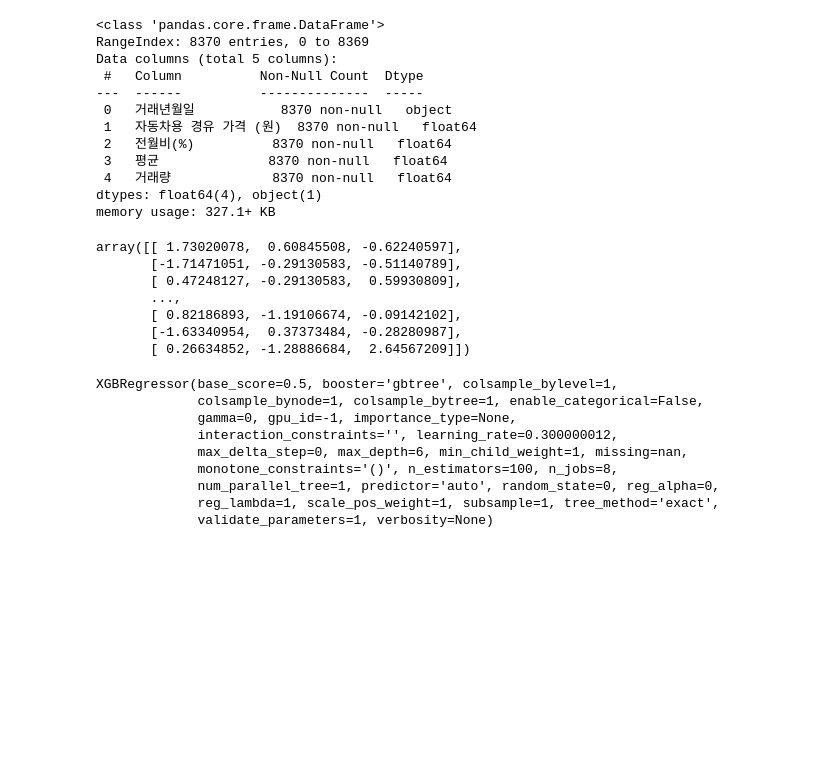
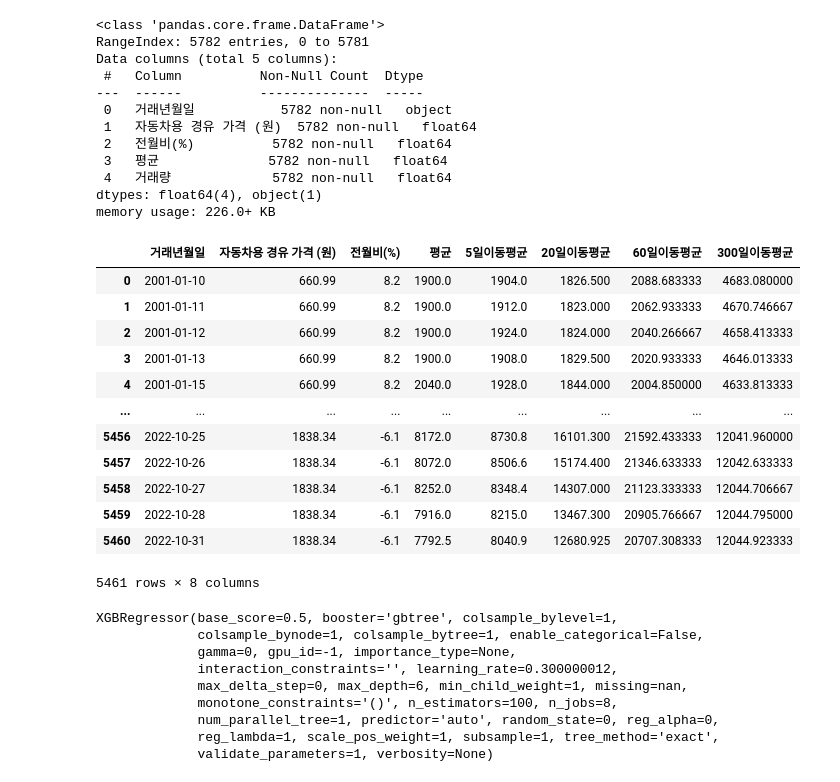
Before and after one commit to Kim-Hyunah/Final_Predict_Agricultural, a Jupyter notebook: predict_price_hy_edit.ipynb, the cells around one changed output. Saved outputs shown, nothing was run; the diff lists cells and outputs as text; code cells hidden in the pictures; blank space fills up the shorter version.

```diff
--- a/predict_price_hy_edit.ipynb
+++ b/predict_price_hy_edit.ipynb
@@ -29,28 +29,37 @@ import warnings
 warnings.filterwarnings('ignore')
 # %%
 # 모든 데이터를 합친 데이터(정리된 데이터)
-data = pd.read_csv('data/merge_all/merge_all.csv')
+data = pd.read_csv('data/merge_all/merge_drop.csv')
 # %%
 data.info()
 # %% [output]
 <class 'pandas.core.frame.DataFrame'>
-RangeIndex: 8370 entries, 0 to 8369
+RangeIndex: 5782 entries, 0 to 5781
 Data columns (total 5 columns):
  #   Column          Non-Null Count  Dtype
 ---  ------          --------------  -----
- 0   거래년월일           8370 non-null   object
- 1   자동차용 경유 가격 (원)  8370 non-null   float64
- 2   전월비(%)          8370 non-null   float64
- 3   평균              8370 non-null   float64
- 4   거래량             8370 non-null   float64
+ 0   거래년월일           5782 non-null   object
+ 1   자동차용 경유 가격 (원)  5782 non-null   float64
+ 2   전월비(%)          5782 non-null   float64
+ 3   평균              5782 non-null   float64
+ 4   거래량             5782 non-null   float64
 dtypes: float64(4), object(1)
-memory usage: 327.1+ KB
+memory usage: 226.0+ KB
 # %%
 # 상관관계확인
 # print(data.corr(method='kendall'))
 # print(data.corr(method='spearman'))
 # print(data.corr(method='pearson'))
-# %%
-# 평균을 이용해서 컬럼 추가 2일이동평균, 5일이동평균, 20일이동평균, 60일이동평균, 300일이동평균
-data['2일이동평균'] = data['평균'].rolling(window=2).mean()
-data
+# %%
+# 평균을 이용해서 컬럼 추가 5일이동평균, 20일이동평균, 60일이동평균, 300일이동평균
+data['5일이동평균'] = data['평균'].rolling(window=5).mean()
+data['20일이동평균'] = data['평균'].rolling(window=20).mean()
+data['60일이동평균'] = data['평균'].rolling(window=60).mean()
+data['300일이동평균'] = data['평균'].rolling(window=300).mean()
+
+# 거래량 컬럼 제거
+data = data.drop(['거래량'], axis=1)
+
+# 결측치 있는 행 제거
+data = data.dropna()
+data.reset_index(drop=True, inplace=True)
@@ -56,0 +74,16 @@ data
+# %%
+train
+# %% [output]
+|  | 거래년월일 | 자동차용 경유 가격 (원) | 전월비(%) | 평균 | 5일이동평균 | 20일이동평균 | 60일이동평균 | 300일이동평균 |
+| 0 | 2001-01-10 | 660.99 | 8.2 | 1900.0 | 1904.0 | 1826.500 | 2088.683333 | 4683.080000 |
+| 1 | 2001-01-11 | 660.99 | 8.2 | 1900.0 | 1912.0 | 1823.000 | 2062.933333 | 4670.746667 |
+| 2 | 2001-01-12 | 660.99 | 8.2 | 1900.0 | 1924.0 | 1824.000 | 2040.266667 | 4658.413333 |
+| 3 | 2001-01-13 | 660.99 | 8.2 | 1900.0 | 1908.0 | 1829.500 | 2020.933333 | 4646.013333 |
+| 4 | 2001-01-15 | 660.99 | 8.2 | 2040.0 | 1928.0 | 1844.000 | 2004.850000 | 4633.813333 |
+| ... | ... | ... | ... | ... | ... | ... | ... | ... |
+| 5456 | 2022-10-25 | 1838.34 | -6.1 | 8172.0 | 8730.8 | 16101.300 | 21592.433333 | 12041.960000 |
+| 5457 | 2022-10-26 | 1838.34 | -6.1 | 8072.0 | 8506.6 | 15174.400 | 21346.633333 | 12042.633333 |
+| 5458 | 2022-10-27 | 1838.34 | -6.1 | 8252.0 | 8348.4 | 14307.000 | 21123.333333 | 12044.706667 |
+| 5459 | 2022-10-28 | 1838.34 | -6.1 | 7916.0 | 8215.0 | 13467.300 | 20905.766667 | 12044.795000 |
+| 5460 | 2022-10-31 | 1838.34 | -6.1 | 7792.5 | 8040.9 | 12680.925 | 20707.308333 | 12044.923333 |
+5461 rows × 8 columns
@@ -69,13 +106,3 @@ y_test = scaler.transform(y_test.values.reshape(-1,1))
-# %%
-X_train
-# %% [output]
-array([[ 1.73020078,  0.60845508, -0.62240597],
-       [-1.71471051, -0.29130583, -0.51140789],
-       [ 0.47248127, -0.29130583,  0.59930809],
-       ...,
-       [ 0.82186893, -1.19106674, -0.09142102],
-       [-1.63340954,  0.37373484, -0.28280987],
-       [ 0.26634852, -1.28886684,  2.64567209]])
 # %%
 # 모델 만들기
 xgb_model = XGBRegressor()
```
Also changed, not shown: parts of 20 cells of this notebook, 3 other files.
